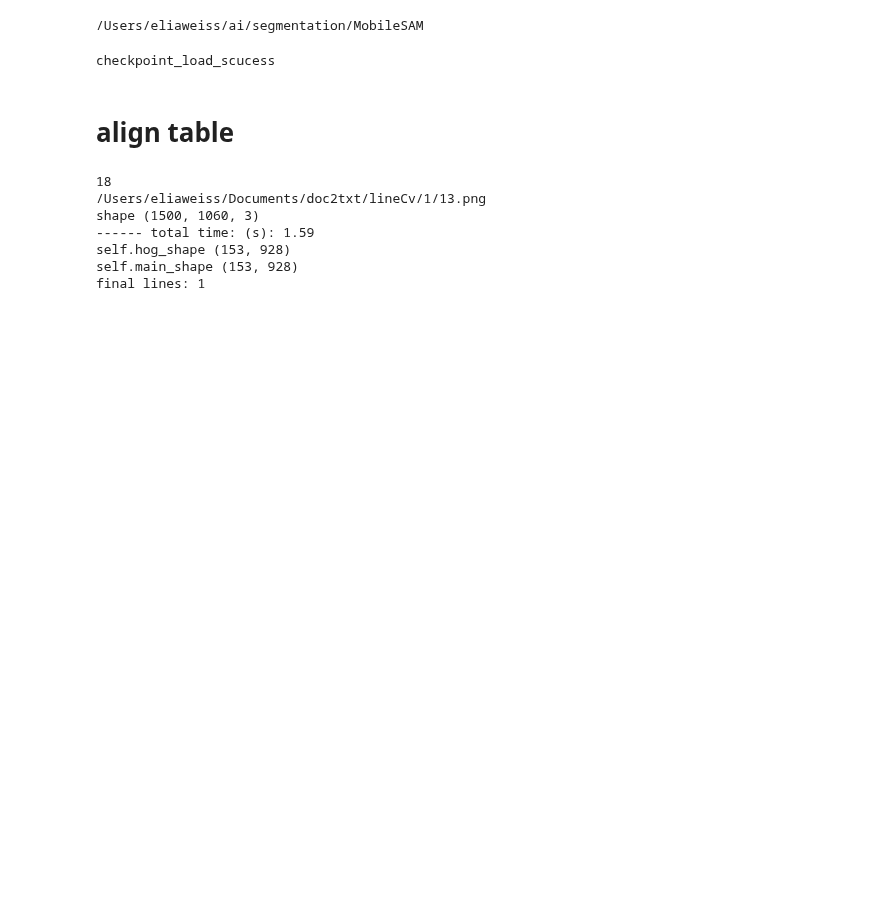
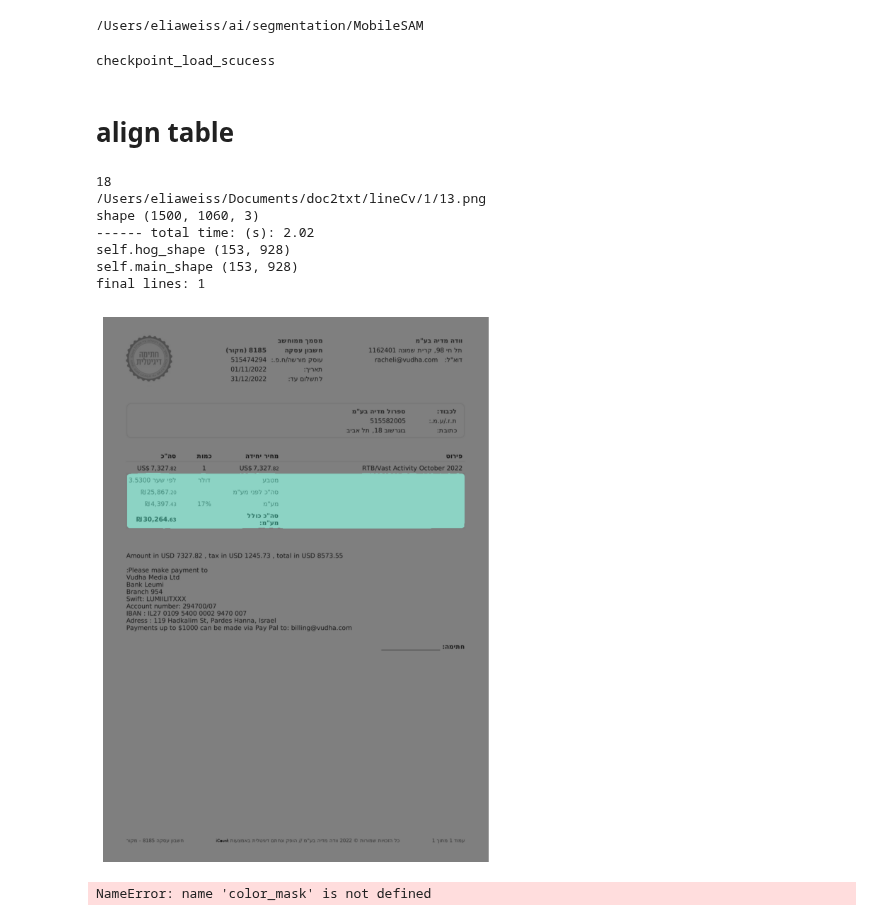
Before and after one commit to eliaweiss/MobileSAM, a Jupyter notebook: notebooks/TblDet4.ipynb, the cells around one changed output. Saved outputs shown, nothing was run; the diff lists cells and outputs as text; code cells hidden in the pictures; blank space fills up the shorter version.

```diff
--- a/notebooks/TblDet4.ipynb
+++ b/notebooks/TblDet4.ipynb
@@ -36,8 +39,6 @@ cc = 0
 # %% [markdown]
 # align table
 # %%
-import cv2
-
 while True:
     file_path = next(fileIter)
     cc+=1
@@ -48,31 +49,31 @@ while True:
     file_path = os.path.join(folder, file_path)
     print(file_path)
 
-    img = Image.open(file_path)
+    img_pil = Image.open(file_path)
     # Resize the image
-    img.thumbnail((1500, 1500))
+    img_pil.thumbnail((1500, 1500))
     # detect table
-    probas, boxes = tblDec.detectTables(img)
+    probas, boxes = tblDec.detectTables(img_pil)
     if len(boxes):
         # find table mask
-        anns = sam.process(img,boxes)
+        anns = sam.process(img_pil,boxes)
     else:
         print("no tbl found!")
         anns = []
 
 
-    tmpImg = np.array(img)
+    tmpImg = np.array(img_pil)
 
     for ann in anns:
-        alignTable_processor = AlignTable_Processor(img, ann)
+        alignTable_processor = AlignTable_Processor(img_pil, ann)
         tbl_patch_pil = alignTable_processor.getAlignTable()
         cells = tblStructDetect.detectTableStructure(tbl_patch_pil)
         rotated_cells =  alignTable_processor.unRotateAllCell(cells)
         applyRotatedResult(tmpImg, rotated_cells)
 
-    cv2.imshow("tmpImg",tmpImg)
-    cv2.waitKey()
-
+    # cv2.imshow("tmpImg",tmpImg)
+    # cv2.waitKey()
+    break
 
 # pil_img = Image.fromarray(tmpImg)
 # plt.figure(figsize=(16,10))
@@ -83,7 +84,31 @@ while True:
 18
 /Users/eliaweiss/Documents/doc2txt/lineCv/1/13.png
 shape (1500, 1060, 3)
------- total time: (s): 1.59
+------ total time: (s): 2.02
 self.hog_shape (153, 928)
 self.main_shape (153, 928)
 final lines: 1
+# %%
+# def plot_annotations(img_pil, anns):
+#     imgTmp = np.zeros((anns.shape[1], anns.shape[2], 3), dtype=np.uint8)
+#     for ann in range(anns.shape[0]):
+#         m = anns[ann].bool()
+#         m=m.cpu().numpy()
+#         color_mask = np.int0(np.random.random(3)*255)
+#         imgTmp[m] = color_mask
+
+#     background =  img_pil.convert("RGBA")
+#     imgTmp = Image.fromarray(imgTmp).convert("RGBA")
+#     pil_img = Image.blend(background, imgTmp, 0.5)
+#     plt.figure(figsize=(16,10))
+#     plt.imshow(pil_img)
+#     plt.axis('off')
+#     plt.show()
+
+plot_annotations(img_pil, anns)
+# %% [output]
+[figure, added]
+# %%
+color_mask
+# %% [output]
+NameError: name 'color_mask' is not defined
```
Also changed, not shown: parts of 5 cells of this notebook, 1 other file.
